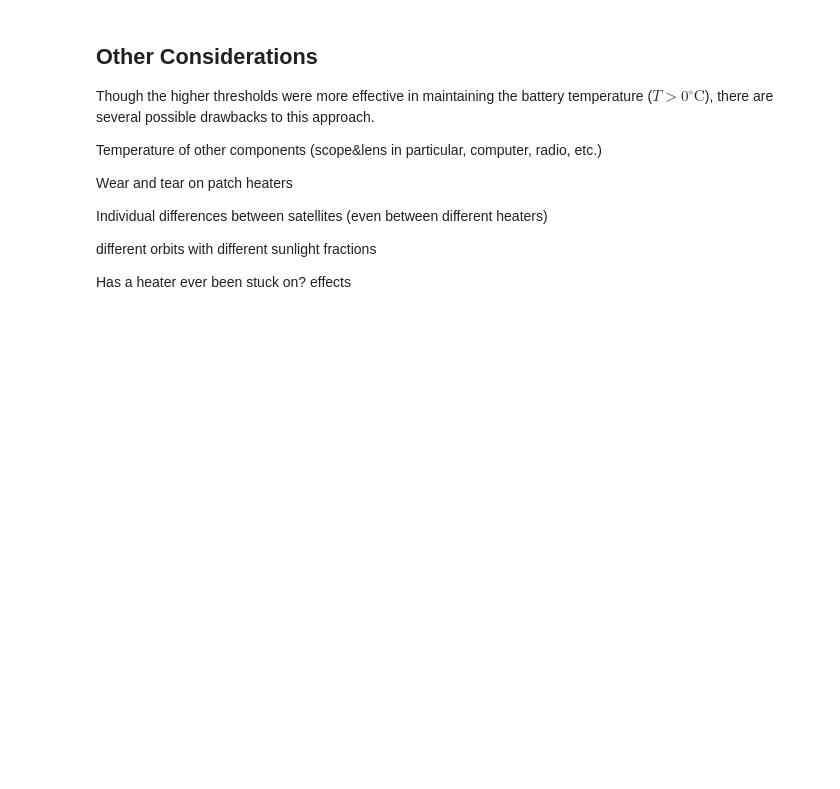
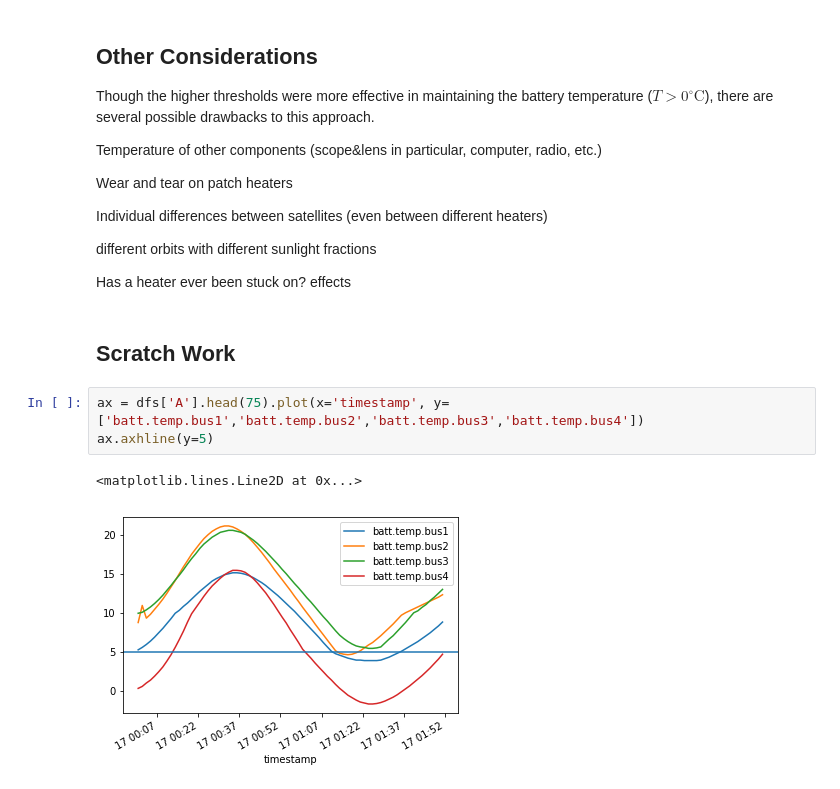
Before and after one commit to cullenself/battery_temp, a Jupyter notebook: Heater Thresholds.ipynb, the cells around one changed output. Saved outputs shown, nothing was run; the diff lists cells and outputs as text; blank space fills up the shorter version.

```diff
--- a/Heater Thresholds.ipynb
+++ b/Heater Thresholds.ipynb
@@ -103,3 +105,11 @@ Though the higher thresholds were more effective in maintaining the battery temp
  different orbits with different sunlight fractions
 
  Has a heater ever been stuck on? effects
+# %% [markdown]
+## Scratch Work
+# %%
+ax = dfs['A'].head(75).plot(x='timestamp', y=['batt.temp.bus1','batt.temp.bus2','batt.temp.bus3','batt.temp.bus4'])
+ax.axhline(y=5)
+# %% [output]
+<matplotlib.lines.Line2D at 0x...>
+[figure, added]
```
Also changed, not shown: parts of 3 cells of this notebook, 2 other files.
